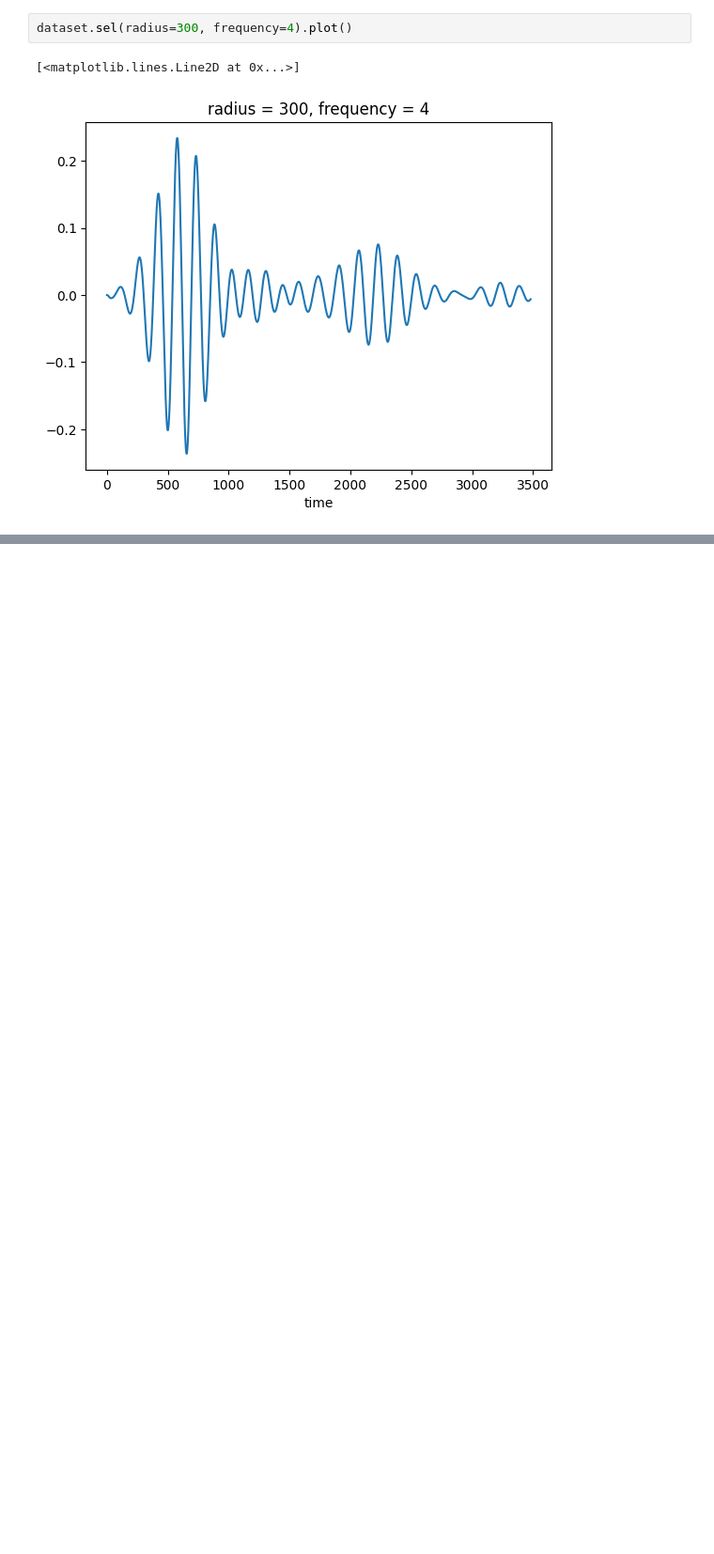
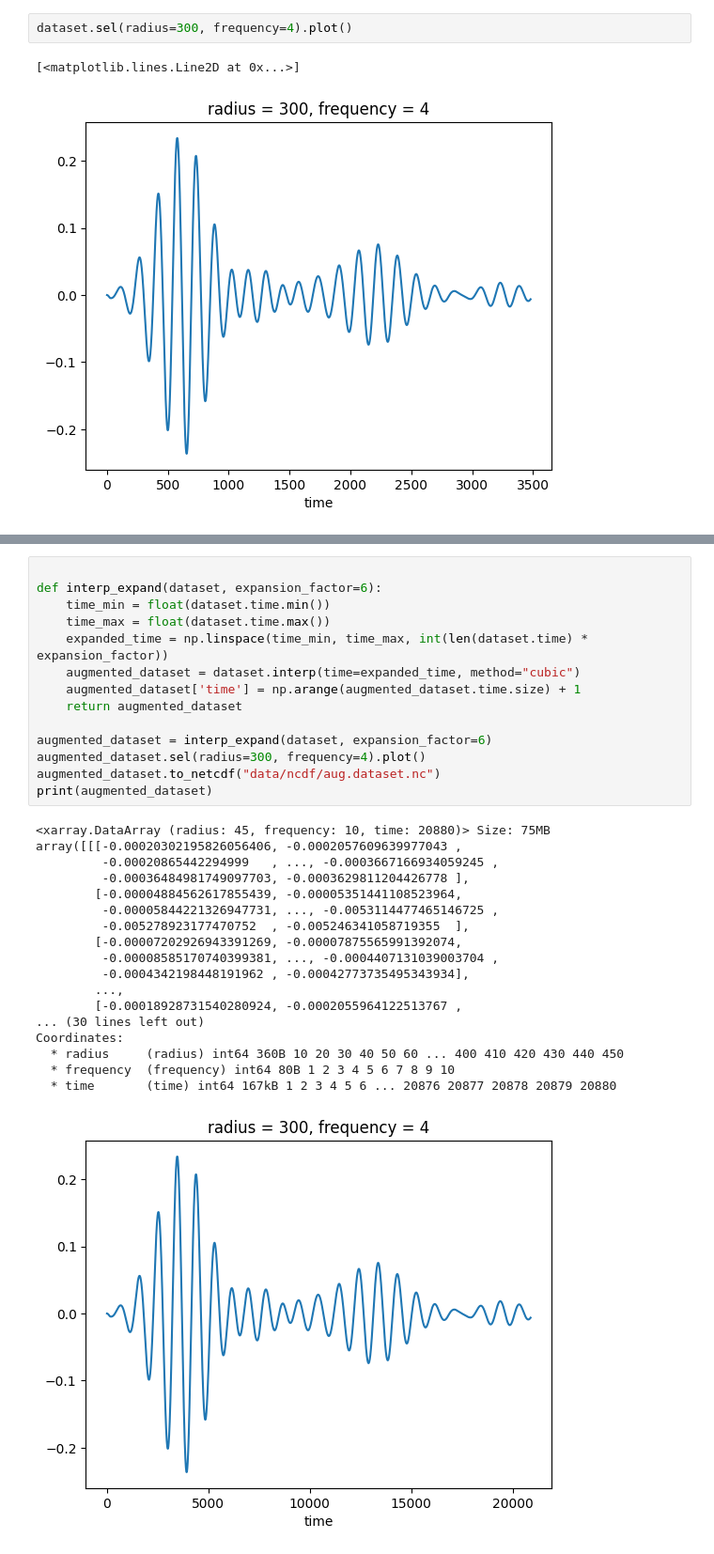
Before and after one commit to danielecampli-unitrento/hdsc, a Jupyter notebook: etl.ipynb, the cells around one changed output, grey strips where cells are left out. Shown at 94% size. Saved outputs shown, nothing was run; the diff lists cells and outputs as text; blank space fills up the shorter version.

Commit message:
[etl.ipynb] Added interpolative expansion and xarray-based fft handling

```diff
--- a/etl.ipynb
+++ b/etl.ipynb
@@ -137,0 +141,33 @@ dataset.sel(radius=300, frequency=4).plot()
+# %%
+
+def interp_expand(dataset, expansion_factor=6):
+    time_min = float(dataset.time.min())
+    time_max = float(dataset.time.max())
+    expanded_time = np.linspace(time_min, time_max, int(len(dataset.time) * expansion_factor))
+    augmented_dataset = dataset.interp(time=expanded_time, method="cubic")
+    augmented_dataset['time'] = np.arange(augmented_dataset.time.size) + 1
+    return augmented_dataset
+
+augmented_dataset = interp_expand(dataset, expansion_factor=6)
+augmented_dataset.sel(radius=300, frequency=4).plot()
+augmented_dataset.to_netcdf("data/ncdf/aug.dataset.nc")
+print(augmented_dataset)
+# %% [output]
+<xarray.DataArray (radius: 45, frequency: 10, time: 20880)> Size: 75MB
+array([[[-0.00020302195826056406, -0.0002057609639977043 ,
+         -0.00020865442294999   , ..., -0.0003667166934059245 ,
+         -0.00036484981749097703, -0.0003629811204426778 ],
+        [-0.00004884562617855439, -0.00005351441108523964,
+         -0.00005844221326947731, ..., -0.0053114477465146725 ,
+         -0.005278923177470752  , -0.005246341058719355  ],
+        [-0.00007202926943391269, -0.00007875565991392074,
+         -0.00008585170740399381, ..., -0.0004407131039003704 ,
+         -0.0004342198448191962 , -0.00042773735495343934],
+        ...,
+        [-0.00018928731540280924, -0.0002055964122513767 ,
+... (30 lines left out)
+Coordinates:
+  * radius     (radius) int64 360B 10 20 30 40 50 60 ... 400 410 420 430 440 450
+  * frequency  (frequency) int64 80B 1 2 3 4 5 6 7 8 9 10
+  * time       (time) int64 167kB 1 2 3 4 5 6 ... 20876 20877 20878 20879 20880
+[figure, added]
```
Also changed, not shown: parts of 7 cells of this notebook, 6 other files.
